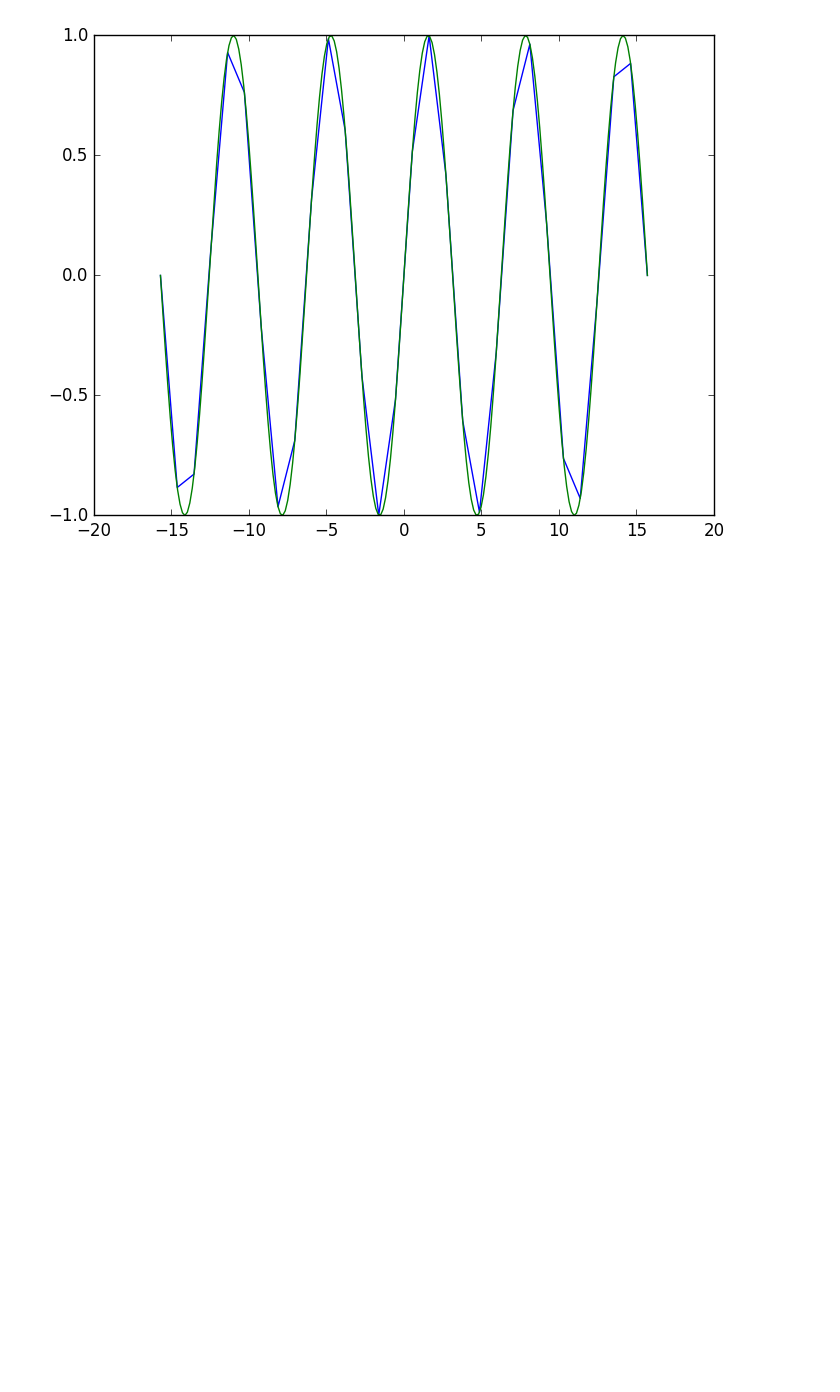
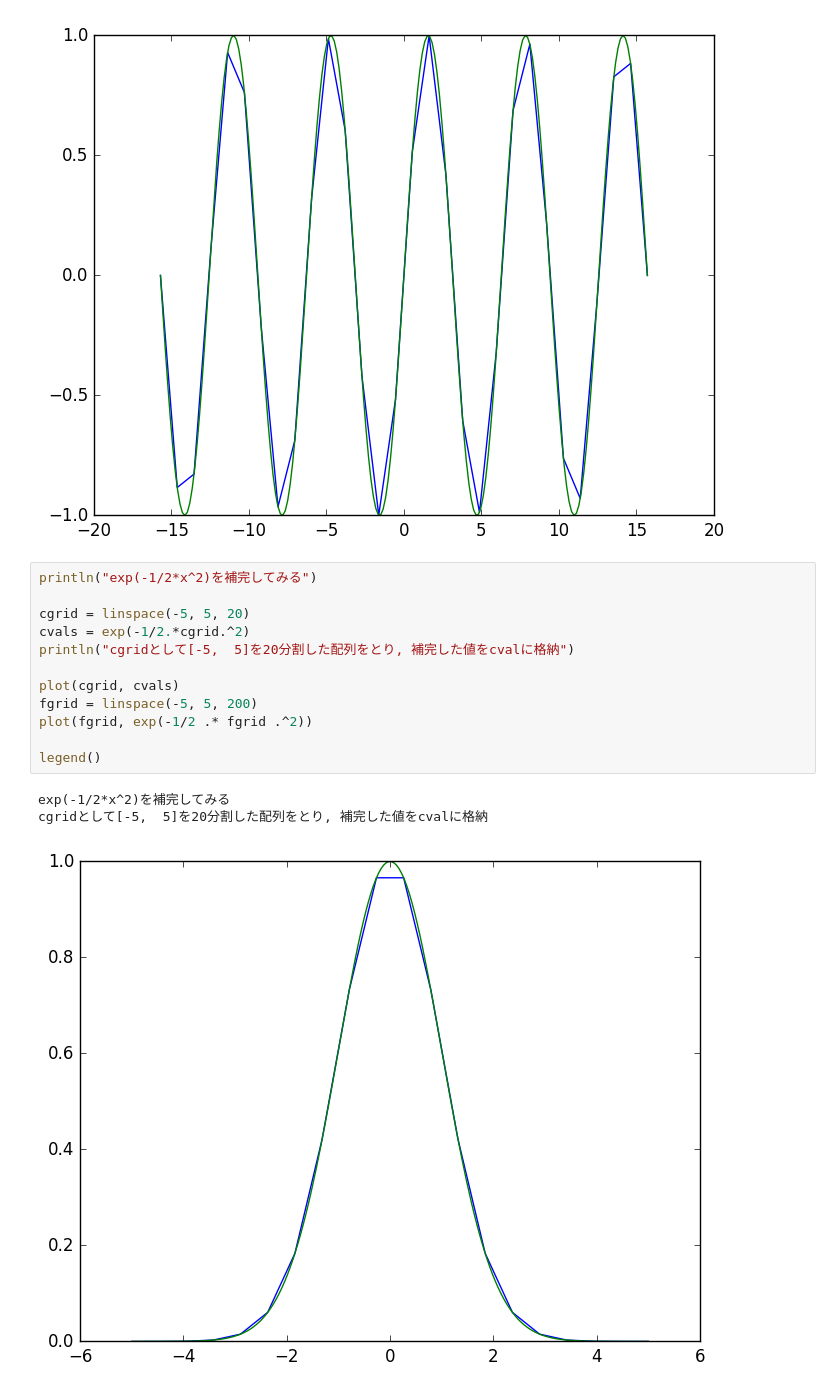
Before and after one commit to nswa17/MyInterpolations.jl, a Jupyter notebook: interpolation.ipynb, the cells around one changed output. Saved outputs shown, nothing was run; the diff lists cells and outputs as text; blank space fills up the shorter version.

Commit message:
Added graphs

```diff
--- a/interpolation.ipynb
+++ b/interpolation.ipynb
@@ -42,3 +45,19 @@ plot(fgrid, sin(fgrid))
 legend()
 # %% [output]
 [figure]
+# %%
+println("exp(-1/2*x^2)を補完してみる")
+
+cgrid = linspace(-5, 5, 20)
+cvals = exp(-1/2.*cgrid.^2)
+println("cgridとして[-5,  5]を20分割した配列をとり, 補完した値をcvalに格納")
+
+plot(cgrid, cvals)
+fgrid = linspace(-5, 5, 200)
+plot(fgrid, exp(-1/2 .* fgrid .^2))
+
+legend()
+# %% [output]
+exp(-1/2*x^2)を補完してみる
+cgridとして[-5,  5]を20分割した配列をとり, 補完した値をcvalに格納
+[figure, added]
```
Also changed, not shown: parts of 6 cells of this notebook.
